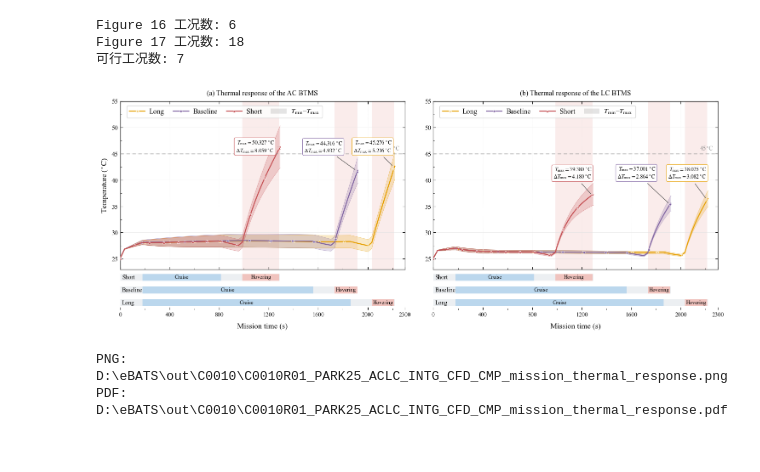
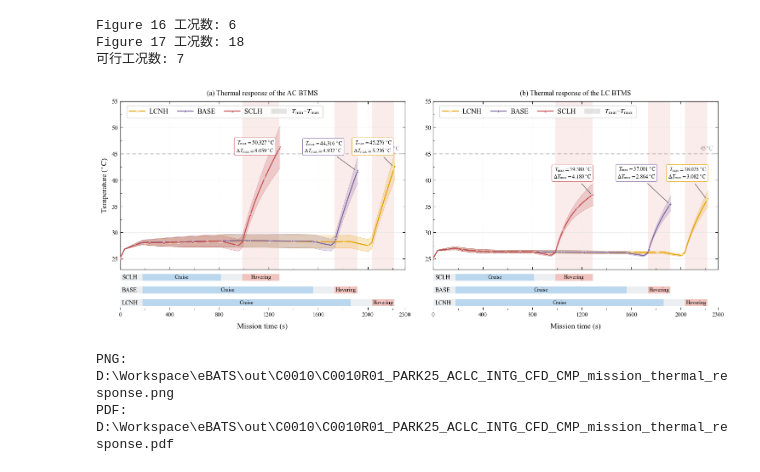
Before and after one commit to sxwd4ever/eBATS, a Jupyter notebook: cases/C0010/C0010_PARK25_ACLC_INTG_CFD_CMP_plot.ipynb, the cells around one changed output. Cells and saved outputs as stored; diff of their text form; code cells hidden in the pictures.

Commit message:
figure for sec. 4.4.2 is done

```diff
--- a/cases/C0010/C0010_PARK25_ACLC_INTG_CFD_CMP_plot.ipynb
+++ b/cases/C0010/C0010_PARK25_ACLC_INTG_CFD_CMP_plot.ipynb
@@ -43,15 +43,18 @@ DPI = 900  # Figure export resolution.
 MISSIONS = {
     'short': dict(
         name='Short-cruise / extended-hover (50 km)',
+        abbr='SCLH',
         folder='M050km_C0633s_H0300s_D1293s',
         cruise=633, hover=300, end=1293, km=50,
     ),
     'baseline': dict(
+        abbr='BASE',
         name='Baseline mission (100 km)',
         folder='M100km_C1380s_H0180s_D1920s',
         cruise=1380, hover=180, end=1920, km=100,
     ),
     'long': dict(
+        abbr='LCNH',
         name='Long-cruise / normal-hover (120 km)',
         folder='M120km_C1680s_H0180s_D2220s',
         cruise=1680, hover=180, end=2220, km=120,
@@ -291,11 +294,16 @@ for key, reports in RAW_CFD_REPORTS.items():
     }
     CFD_EXTREMA[key] = peak
     summary_rows.append({
-        'Mission': mission['name'], 'Cooling': cooling, 'Ambient_C': ambient,
+        'Mission': mission['name'],
+        'Mission_key': mission_key,
+        'Cooling': cooling,
+        'Ambient_C': ambient,
         'Source': 'CFD', **peak,
         'T_margin_C': T_LIMIT - peak['Tmax_C'],
         'DT_margin_C': DT_LIMIT - peak['DTmax_C'],
         'Feasible': peak['Tmax_C'] <= T_LIMIT and peak['DTmax_C'] <= DT_LIMIT,
+        'hover': mission['hover'],
+        'end': mission['end'],
     })
 
 if set(CFD_HISTORIES) != set(RAW_CFD_REPORTS):
@@ -396,6 +404,7 @@ lc_long = FIG16_DATA[('long', 'LC')]
 curve_dict = {
     'ac_long': {
         "mission": "Long",
+        "abbr": MISSIONS["long"]["abbr"],
         "cooling": "AC",
         "data": ac_long,
         "peak": FIG16_EXTREMA[('long', 'AC')],
@@ -404,6 +413,7 @@ curve_dict = {
         "y_stage": 0},
     'ac_baseline': {
         "mission": "Baseline",
+        "abbr": MISSIONS["baseline"]["abbr"],
         "cooling": "AC",
         "data": ac_baseline,
         "peak": FIG16_EXTREMA[('baseline', 'AC')],
@@ -412,6 +422,7 @@ curve_dict = {
         "y_stage": 1},
     'ac_short': {
         "mission": "Short",
+        "abbr": MISSIONS["short"]["abbr"],
         "cooling": "AC",
         "data": ac_short,
         "peak": FIG16_EXTREMA[('short', 'AC')],
@@ -420,6 +431,7 @@ curve_dict = {
         "y_stage": 2},
     'lc_long': {
         "mission": "Long",
+        "abbr": MISSIONS["long"]["abbr"],
         "cooling": "LC",
         "data": lc_long,
         "peak": FIG16_EXTREMA[('long', 'LC')],
@@ -428,6 +440,7 @@ curve_dict = {
         "y_stage": 0},
     'lc_baseline': {
         "mission": "Baseline",
+        "abbr": MISSIONS["baseline"]["abbr"],
         "cooling": "LC",
         "data": lc_baseline,
         "peak": FIG16_EXTREMA[('baseline', 'LC')],
@@ -436,6 +449,7 @@ curve_dict = {
         "y_stage": 1},
     'lc_short': {
         "mission": "Short",
+        "abbr": MISSIONS["short"]["abbr"],
         "cooling": "LC",
         "data": lc_short,
         "peak": FIG16_EXTREMA[('short', 'LC')],
@@ -446,9 +460,9 @@ curve_dict = {
 
 
 line_style = {
-    'Short': dict(label='Short', color='#C44E52', marker='^', markersize=4.2),
-    'Baseline': dict(label='Baseline', color='#8064A2', marker='o', markersize=3.8),
-    'Long': dict(label='Long', color='#E69F00', marker='*', markersize=5.8),
+    'Short': dict(color='#C44E52', marker='^', markersize=4.2),
+    'Baseline': dict(color='#8064A2', marker='o', markersize=3.8),
+    'Long': dict(color='#E69F00', marker='*', markersize=5.8),
 }
 curve_style = dict(linestyle='-', linewidth=1.65, markeredgecolor='white', markeredgewidth=0.55, solid_capstyle='round', zorder=5)
 
@@ -489,11 +503,13 @@ for key, value in curve_dict.items():
     val_min = value['data']['Tmin_C']
     val_time = value['data']['time_s']
     mission_name = value['mission']
+    mission_abbr = value['abbr']
 
     line, = ax.plot(
         val_time,
         val_mid,
         markevery=max(1, len(value['data']['time_s']) // 11),
+        label=mission_abbr,
         **line_style[mission_name],
         **curve_style
     )
@@ -537,7 +553,7 @@ for key, value in curve_dict.items():
     ax_stage.barh(y_stage, stage_bounds[4] - stage_bounds[3], left=stage_bounds[3], color='#BBD7ED', **bar_style)
     ax_stage.barh(y_stage, stage_bounds[7] - stage_bounds[6], left=stage_bounds[6], color='#F0C3BE', **bar_style)
 
-    ax_stage.text(stage_bounds[0:3].mean(), y_stage, mission_name, ha='left', va='center',fontsize=font_size-2)
+    ax_stage.text(stage_bounds[0:3].mean(), y_stage, mission_abbr, ha='left', va='center',fontsize=font_size-2)
 
     ax_stage.text(stage_bounds[3:5].mean(), y_stage, 'Cruise', **stage_text_style)
     ax_stage.text(stage_bounds[6:8].mean(), y_stage, 'Hovering', **stage_text_style)
@@ -573,36 +589,36 @@ for ax, ax_stage in axes:
 
     ax_stage.set(**stage_limits)
     ax_stage.set_xlabel('Mission time (s)', fontsize=font_size + 1, labelpad=9)
     ax_stage.tick_params(axis='x', direction='in', labelsize=font_size - 2)
     ax_stage.tick_params(axis='y', direction='in', labelsize=font_size - 2)
 
     ax_stage.set_yticklabels([])
     # stage_labels = ax_stage.get_yticklabels()
     # stage_labels[0].set_color(line_style['short']['color'])
     # stage_labels[1].set_color(line_style['baseline']['color'])
     # stage_labels[2].set_color(line_style['long']['color'])
 
     # ax_stage.grid(axis='x', color='0.89', linewidth=0.55, linestyle=':', alpha=0.65)
     # ax_stage.grid(axis='y', color='0.88', linewidth=0.6, alpha=0.65)
 
     ax_stage.set_axisbelow(True)
     ax_stage.spines[:].set_visible(False)
 
 
 # Save and display.
 figure_name = f'{CASE_ID}R01_PARK{AMBIENT_C:02d}_ACLC_INTG_CFD_CMP_mission_thermal_response'
 OUTPUT_DIR.mkdir(parents=True, exist_ok=True)
 png_file = OUTPUT_DIR / f'{figure_name}.png'
 pdf_file = OUTPUT_DIR / f'{figure_name}.pdf'
 fig16.savefig(png_file, dpi=DPI, bbox_inches='tight', facecolor='white')
 fig16.savefig(pdf_file, bbox_inches='tight', facecolor='white')
 plt.show()
 print('PNG:', png_file)
 print('PDF:', pdf_file)
 # %% [output]
-[figure, old version]
+[figure, new version]
-PNG: D:\eBATS\out\C0010\C0010R01_PARK25_ACLC_INTG_CFD_CMP_mission_thermal_response.png
-PDF: D:\eBATS\out\C0010\C0010R01_PARK25_ACLC_INTG_CFD_CMP_mission_thermal_response.pdf
+PNG: D:\Workspace\eBATS\out\C0010\C0010R01_PARK25_ACLC_INTG_CFD_CMP_mission_thermal_response.png
+PDF: D:\Workspace\eBATS\out\C0010\C0010R01_PARK25_ACLC_INTG_CFD_CMP_mission_thermal_response.pdf
 # %%
 # Figure 17: create the figure, plot cases, then add regions, outlines, arrows, and legends.
 import numpy as np
```
Also changed, not shown: parts of 2 cells of this notebook.
